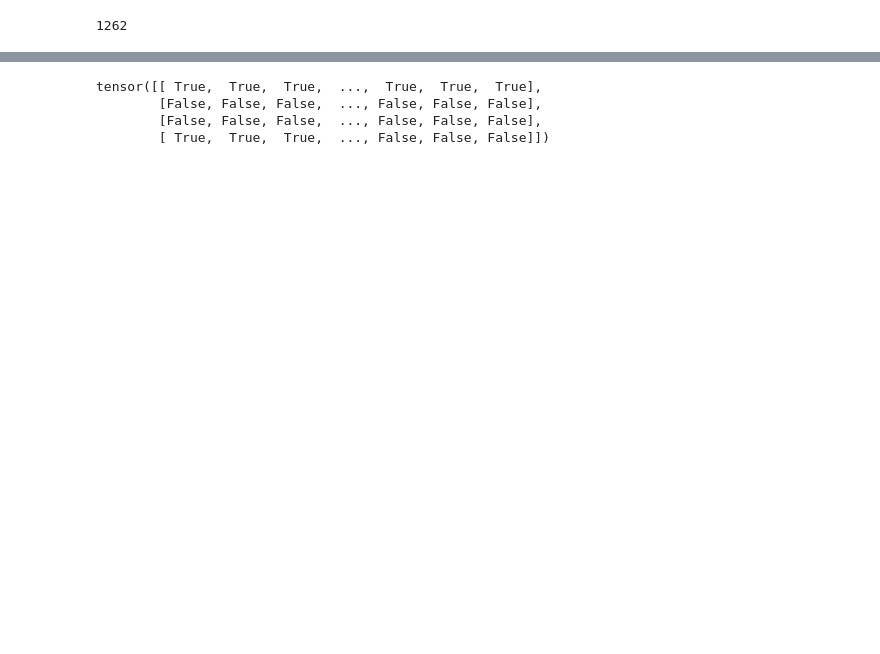
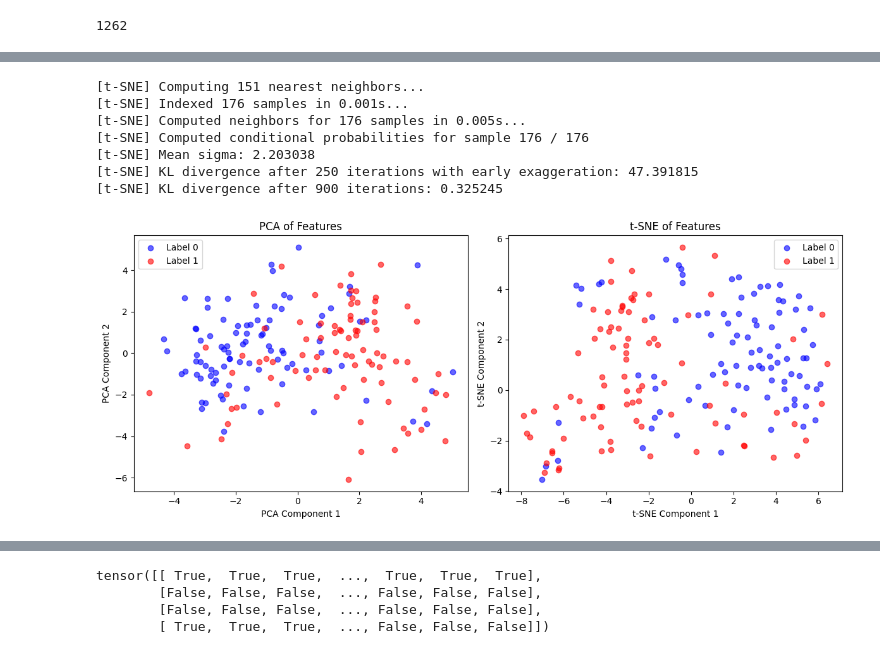
Before and after one commit to sirrus98/uni2ts, a Jupyter notebook: example/dataloader_test.ipynb, the cells around one changed output, grey strips where cells are left out. Saved outputs shown, nothing was run; the diff lists cells and outputs as text; code cells hidden in the pictures; blank space fills up the shorter version.

```diff
--- a/example/dataloader_test.ipynb
+++ b/example/dataloader_test.ipynb
@@ -185,0 +208,15 @@ label torch.Size([4, 177])
+# %%
+output_list = []
+target_list = []
+emb_list = []
+data_zip_list = []
+for data_zip, emb, y, pred in predictions:
+    data_zip_list.append(data_zip)
+    output_list.append(pred)
+    target_list.append(y)
+    emb_list.append(emb)
+
+pred_raw = torch.vstack(output_list)
+target = torch.concat(target_list)
+emb = torch.concat(emb_list)
+out = torch.argmax(pred_raw, dim=1)
@@ -185,0 +286,53 @@ label torch.Size([4, 177])
+# %%
+import matplotlib.pyplot as plt
+from sklearn.decomposition import PCA
+from sklearn.manifold import TSNE
+import numpy as np
+
+n_sampled = 15000  # Further reduce the number of samples for faster t-SNE iteration
+sampled_indices = np.random.choice(len(emb), n_sampled, replace=False)
+
+
+features = emb[sampled_indices]
+labels = target[sampled_indices]
+
+features = emb_list[id]
+labels = target_list[id]
+pca = PCA(n_components=3)
+pca_result = pca.fit_transform(features)
+
+# Perform t-SNE and reduce dimensions to 2
+tsne = TSNE(n_components=2, random_state=42, verbose=True, perplexity=50)
+tsne_result = tsne.fit_transform(features)
+
+# Plot PCA
+plt.figure(figsize=(12, 5))
+
+plt.subplot(1, 2, 1)
+plt.scatter(pca_result[labels == 0, 0], pca_result[labels == 0, 1], label='Label 0', alpha=0.6, c='blue')
+plt.scatter(pca_result[labels == 1, 0], pca_result[labels == 1, 1], label='Label 1', alpha=0.6, c='red')
+plt.title('PCA of Features')
+plt.xlabel('PCA Component 1')
+plt.ylabel('PCA Component 2')
+plt.legend()
+
+# Plot t-SNE
+plt.subplot(1, 2, 2)
+plt.scatter(tsne_result[labels == 0, 0], tsne_result[labels == 0, 1], label='Label 0', alpha=0.6, c='blue')
+plt.scatter(tsne_result[labels == 1, 0], tsne_result[labels == 1, 1], label='Label 1', alpha=0.6, c='red')
+plt.title('t-SNE of Features')
+plt.xlabel('t-SNE Component 1')
+plt.ylabel('t-SNE Component 2')
+plt.legend()
+
+plt.tight_layout()
+plt.show()
+# %% [output]
+[t-SNE] Computing 151 nearest neighbors...
+[t-SNE] Indexed 176 samples in 0.001s...
+[t-SNE] Computed neighbors for 176 samples in 0.005s...
+[t-SNE] Computed conditional probabilities for sample 176 / 176
+[t-SNE] Mean sigma: 2.203038
+[t-SNE] KL divergence after 250 iterations with early exaggeration: 47.391815
+[t-SNE] KL divergence after 900 iterations: 0.325245
+[figure, added]
```
Also changed, not shown: parts of 33 cells of this notebook, 4 other files.
